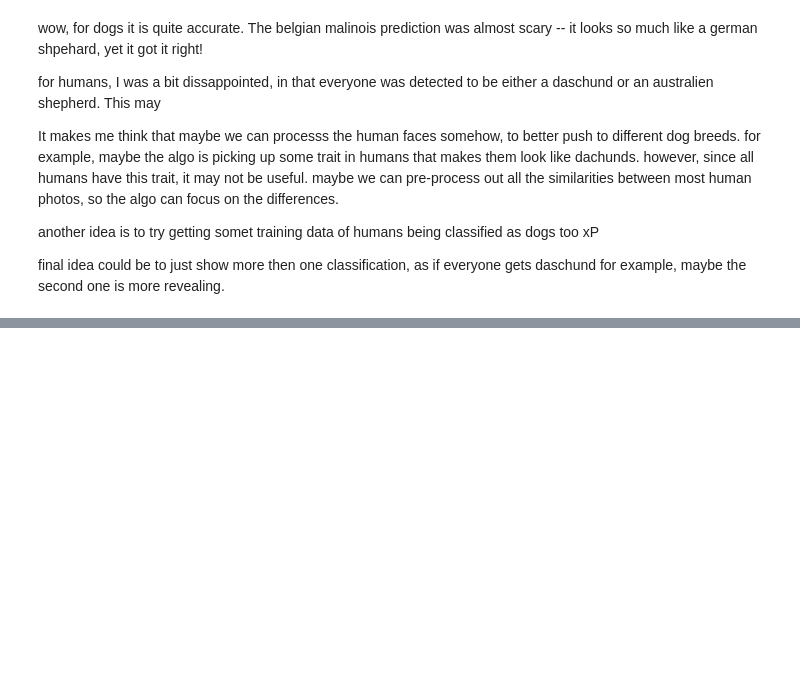
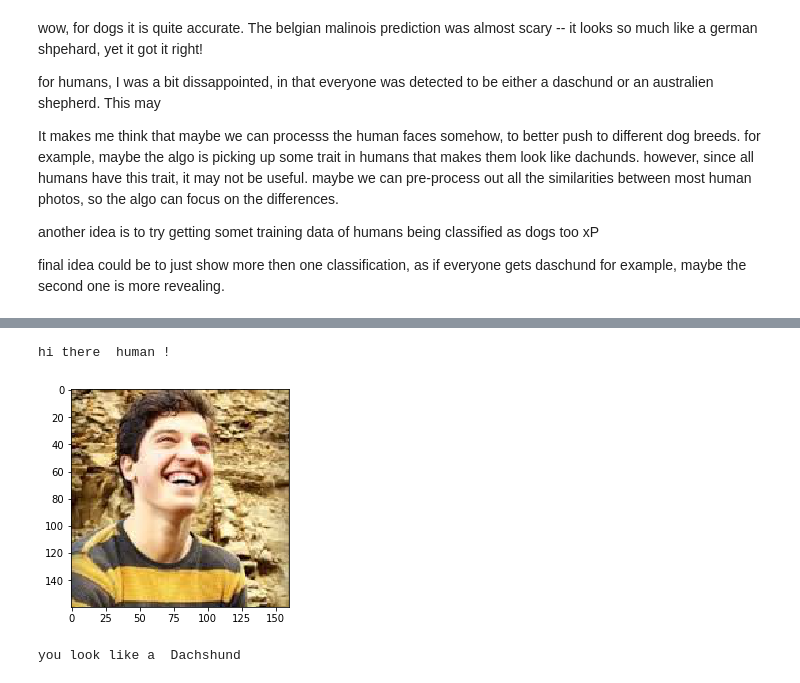
Before and after one commit to stopachka/dog-project, a Jupyter notebook: dog_app.ipynb, the cells around one changed output, grey strips where cells are left out. Drawn from its saved outputs; the diff is of its cells as text; code cells hidden in the pictures; blank space fills up the shorter version.

```diff
--- a/dog_app.ipynb
+++ b/dog_app.ipynb
@@ -808,0 +813,6 @@ describe('test_images/giff.jpg')
+# %%
+describe('test_images/joe.jpeg')
+# %% [output]
+hi there  human !
+[figure, added]
+you look like a  Dachshund
```
Also changed, not shown: parts of 4 cells of this notebook, 4 other files.
